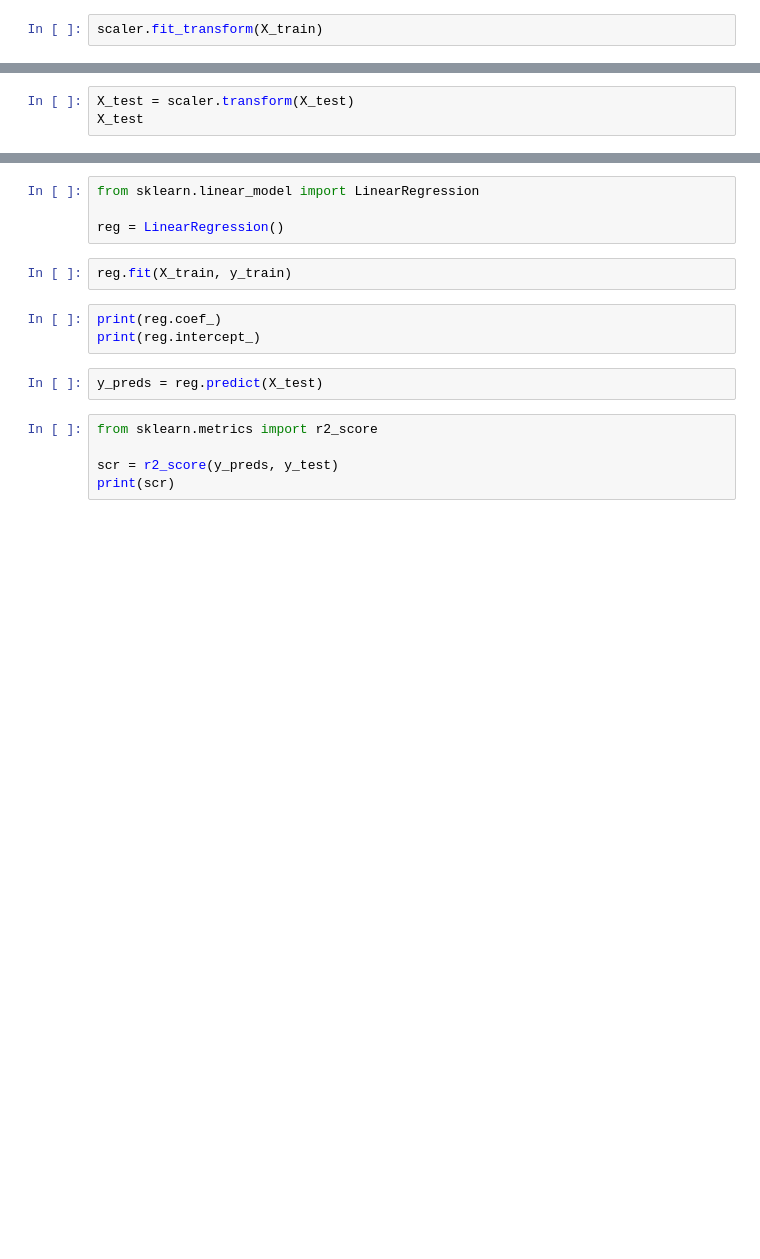
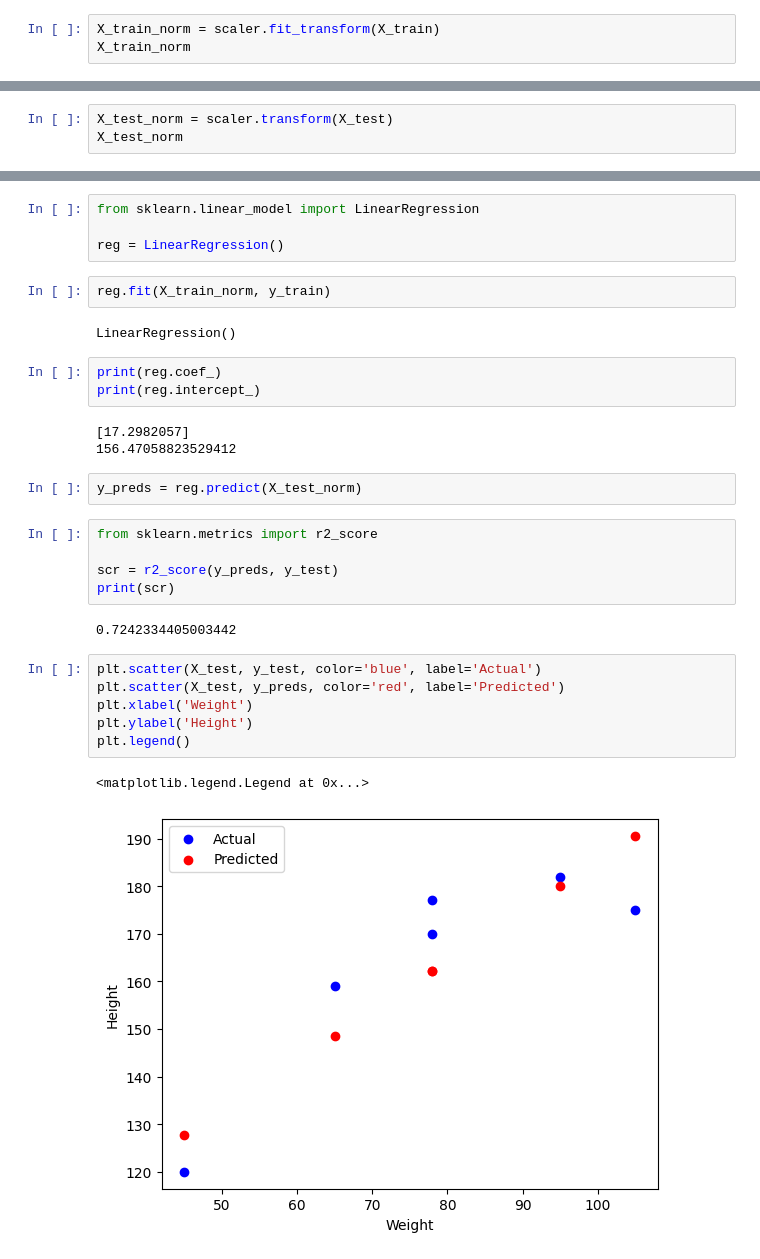
Before and after one commit to Shreyans3700/ML_Basics, a Jupyter notebook: SimpleLinearRegression/Codes/linear_regression_with_standardization.ipynb, the cells around one changed output, grey strips where cells are left out. Saved outputs shown, nothing was run; the diff lists cells and outputs as text; blank space fills up the shorter version.

```diff
--- a/SimpleLinearRegression/Codes/linear_regression_with_standardization.ipynb
+++ b/SimpleLinearRegression/Codes/linear_regression_with_standardization.ipynb
@@ -34,4 +64,5 @@ from sklearn.preprocessing import StandardScaler
 
 scaler = StandardScaler()
 # %%
-scaler.fit_transform(X_train)
+X_train_norm = scaler.fit_transform(X_train)
+X_train_norm
@@ -38,3 +87,3 @@ scaler.fit_transform(X_train)
 # %%
-X_test = scaler.transform(X_test)
-X_test
+X_test_norm = scaler.transform(X_test)
+X_test_norm
@@ -43,14 +99,30 @@ from sklearn.linear_model import LinearRegression
 
 reg = LinearRegression()
 # %%
-reg.fit(X_train, y_train)
+reg.fit(X_train_norm, y_train)
+# %% [output]
+LinearRegression()
 # %%
 print(reg.coef_)
 print(reg.intercept_)
+# %% [output]
+[17.2982057]
+156.47058823529412
 # %%
-y_preds = reg.predict(X_test)
+y_preds = reg.predict(X_test_norm)
 # %%
 from sklearn.metrics import r2_score
 
 scr = r2_score(y_preds, y_test)
 print(scr)
+# %% [output]
+0.7242334405003442
+# %%
+plt.scatter(X_test, y_test, color='blue', label='Actual')
+plt.scatter(X_test, y_preds, color='red', label='Predicted')
+plt.xlabel('Weight')
+plt.ylabel('Height')
+plt.legend()
+# %% [output]
+<matplotlib.legend.Legend at 0x...>
+[figure, added]
```
Also changed, not shown: parts of 15 cells of this notebook, 2 other files.
